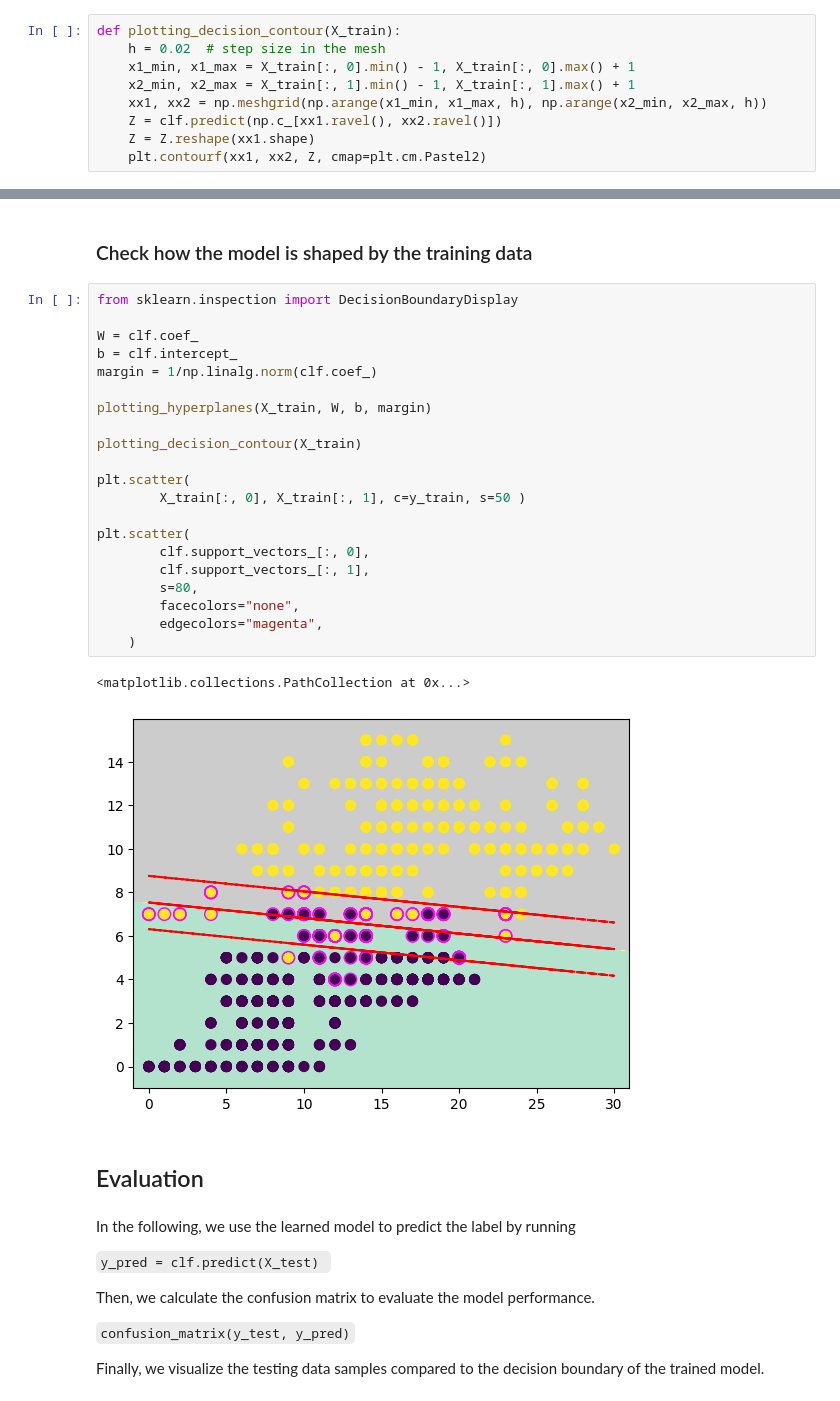
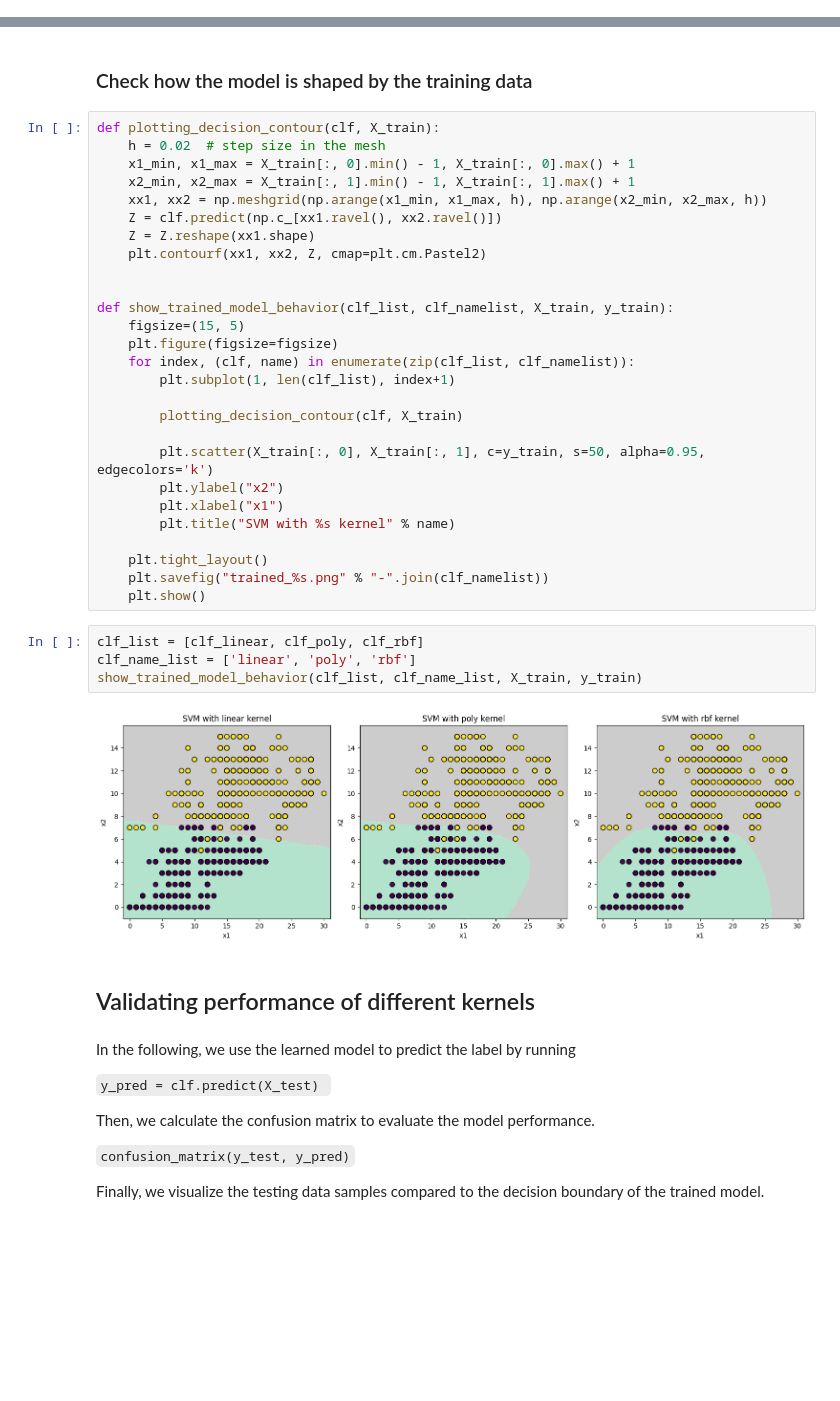
Before and after one commit to GenAI-CUEE/Statistical-Learning-EE575-Y2024, a Jupyter notebook: Lab4/main.ipynb, the cells around one changed output, grey strips where cells are left out. Saved outputs shown, nothing was run; the diff lists cells and outputs as text; blank space fills up the shorter version.

```diff
--- a/Lab4/main.ipynb
+++ b/Lab4/main.ipynb
@@ -150,9 +117,0 @@ Below we provide the following tools for visualization:
-# %%
-def plotting_decision_contour(X_train):
-    h = 0.02  # step size in the mesh
-    x1_min, x1_max = X_train[:, 0].min() - 1, X_train[:, 0].max() + 1
-    x2_min, x2_max = X_train[:, 1].min() - 1, X_train[:, 1].max() + 1
-    xx1, xx2 = np.meshgrid(np.arange(x1_min, x1_max, h), np.arange(x2_min, x2_max, h))
-    Z = clf.predict(np.c_[xx1.ravel(), xx2.ravel()])
-    Z = Z.reshape(xx1.shape)
-    plt.contourf(xx1, xx2, Z, cmap=plt.cm.Pastel2)
@@ -172,31 +118,40 @@ print("# supports = %d out of all points %d" % (clf.support_vectors_.shape[0], X
 # %% [markdown]
 ### Check how the model is shaped by the training data
-# %%
-from sklearn.inspection import DecisionBoundaryDisplay
-
-W = clf.coef_
-b = clf.intercept_
-margin = 1/np.linalg.norm(clf.coef_)
-
-plotting_hyperplanes(X_train, W, b, margin)
-
-plotting_decision_contour(X_train)
-
-plt.scatter(
-        X_train[:, 0], X_train[:, 1], c=y_train, s=50 )
-
-plt.scatter(
-        clf.support_vectors_[:, 0],
-        clf.support_vectors_[:, 1],
-        s=80,
-        facecolors="none",
-        edgecolors="magenta",
-    )
-# %% [output]
-<matplotlib.collections.PathCollection at 0x...>
-[figure, removed]
-# %% [markdown]
-## Evaluation
+# %%
+def plotting_decision_contour(clf, X_train):
+    h = 0.02  # step size in the mesh
+    x1_min, x1_max = X_train[:, 0].min() - 1, X_train[:, 0].max() + 1
+    x2_min, x2_max = X_train[:, 1].min() - 1, X_train[:, 1].max() + 1
+    xx1, xx2 = np.meshgrid(np.arange(x1_min, x1_max, h), np.arange(x2_min, x2_max, h))
+    Z = clf.predict(np.c_[xx1.ravel(), xx2.ravel()])
+    Z = Z.reshape(xx1.shape)
+    plt.contourf(xx1, xx2, Z, cmap=plt.cm.Pastel2)
+
+
+def show_trained_model_behavior(clf_list, clf_namelist, X_train, y_train):
+    figsize=(15, 5)
+    plt.figure(figsize=figsize)
+    for index, (clf, name) in enumerate(zip(clf_list, clf_namelist)):
+        plt.subplot(1, len(clf_list), index+1)
+
+        plotting_decision_contour(clf, X_train)
+
+        plt.scatter(X_train[:, 0], X_train[:, 1], c=y_train, s=50, alpha=0.95, edgecolors='k')
+        plt.ylabel("x2")
+        plt.xlabel("x1")
+        plt.title("SVM with %s kernel" % name)
+
+    plt.tight_layout()
+    plt.savefig("trained_%s.png" % "-".join(clf_namelist))
+    plt.show()
+# %%
+clf_list = [clf_linear, clf_poly, clf_rbf]
+clf_name_list = ['linear', 'poly', 'rbf']
+show_trained_model_behavior(clf_list, clf_name_list, X_train, y_train)
+# %% [output]
+[figure, added]
+# %% [markdown]
+## Validating performance of different kernels
 # %% [markdown]
 In the following, we use the learned model to predict the label by running
 
```
Also changed, not shown: parts of 28 cells of this notebook, 1 other file.
